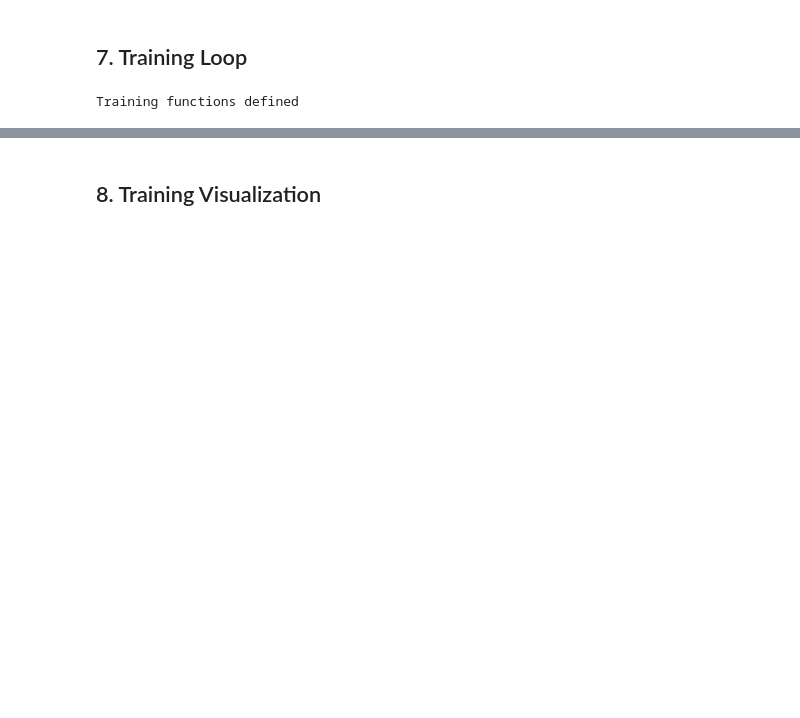
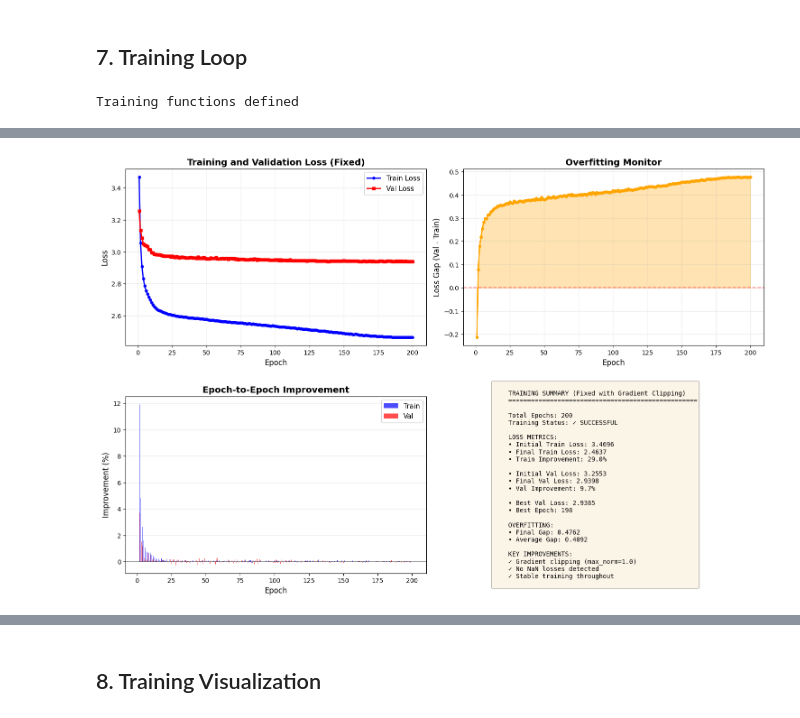
Before and after one commit to topspeed69/Music-Classification-by-Spectogram, a Jupyter notebook: notebooks/Music_Classification_Training_Colab.ipynb, the cells around one changed output, grey strips where cells are left out. Saved outputs shown, nothing was run; the diff lists cells and outputs as text; code cells hidden in the pictures; blank space fills up the shorter version.

```diff
--- a/notebooks/Music_Classification_Training_Colab.ipynb
+++ b/notebooks/Music_Classification_Training_Colab.ipynb
@@ -530,0 +1460,93 @@ Learning Rate: 0.000970
+# %%
+# Visualize fixed training results
+import matplotlib.pyplot as plt
+import numpy as np
+
+if training_successful and len(train_losses_fixed) > 0:
+    fig, axes = plt.subplots(2, 2, figsize=(15, 10))
+
+    # 1. Loss curves
+    ax1 = axes[0, 0]
+    epochs_range = range(1, len(train_losses_fixed) + 1)
+    ax1.plot(epochs_range, train_losses_fixed, 'b-o', label='Train Loss', linewidth=2, markersize=4)
+    ax1.plot(epochs_range, val_losses_fixed, 'r-s', label='Val Loss', linewidth=2, markersize=4)
+    ax1.set_xlabel('Epoch', fontsize=12)
+    ax1.set_ylabel('Loss', fontsize=12)
+    ax1.set_title('Training and Validation Loss (Fixed)', fontsize=14, fontweight='bold')
+    ax1.legend(fontsize=11)
+    ax1.grid(True, alpha=0.3)
+
+    # 2. Overfitting monitor
+    ax2 = axes[0, 1]
+    loss_gap = [v - t for t, v in zip(train_losses_fixed, val_losses_fixed)]
+    ax2.plot(epochs_range, loss_gap, 'orange', linewidth=2, marker='o', markersize=4)
+    ax2.axhline(y=0, color='red', linestyle='--', alpha=0.5, linewidth=1.5)
+    ax2.fill_between(epochs_range, 0, loss_gap, alpha=0.3, color='orange')
+    ax2.set_xlabel('Epoch', fontsize=12)
+    ax2.set_ylabel('Loss Gap (Val - Train)', fontsize=12)
+    ax2.set_title('Overfitting Monitor', fontsize=14, fontweight='bold')
+    ax2.grid(True, alpha=0.3)
+
+    # 3. Loss improvement rate
+    ax3 = axes[1, 0]
+    if len(train_losses_fixed) > 1:
+        train_improvement = [-100 * (train_losses_fixed[i] - train_losses_fixed[i-1]) / train_losses_fixed[i-1]
+                            for i in range(1, len(train_losses_fixed))]
+        val_improvement = [-100 * (val_losses_fixed[i] - val_losses_fixed[i-1]) / val_losses_fixed[i-1]
+                          for i in range(1, len(val_losses_fixed))]
+        epochs_range_imp = range(2, len(train_losses_fixed) + 1)
+
+        ax3.bar([e - 0.2 for e in epochs_range_imp], train_improvement, width=0.4, label='Train', alpha=0.7, color='blue')
+        ax3.bar([e + 0.2 for e in epochs_range_imp], val_improvement, width=0.4, label='Val', alpha=0.7, color='red')
+        ax3.axhline(y=0, color='black', linestyle='-', linewidth=0.5)
+        ax3.set_xlabel('Epoch', fontsize=12)
+        ax3.set_ylabel('Improvement (%)', fontsize=12)
+        ax3.set_title('Epoch-to-Epoch Improvement', fontsize=14, fontweight='bold')
+        ax3.legend(fontsize=11)
+        ax3.grid(True, alpha=0.3, axis='y')
+
+    # 4. Summary statistics
+    ax4 = axes[1, 1]
+    ax4.axis('off')
+
+    summary_text = f"""
+    TRAINING SUMMARY (Fixed with Gradient Clipping)
+    {'='*50}
+
+    Total Epochs: {len(train_losses_fixed)}
+    Training Status: {'✓ SUCCESSFUL' if training_successful else '✗ FAILED'}
+
+    LOSS METRICS:
+    • Initial Train Loss: {train_losses_fixed[0]:.4f}
+    • Final Train Loss: {train_losses_fixed[-1]:.4f}
+    • Train Improvement: {100*(train_losses_fixed[0]-train_losses_fixed[-1])/train_losses_fixed[0]:.1f}%
+
+    • Initial Val Loss: {val_losses_fixed[0]:.4f}
+    • Final Val Loss: {val_losses_fixed[-1]:.4f}
+    • Val Improvement: {100*(val_losses_fixed[0]-val_losses_fixed[-1])/val_losses_fixed[0]:.1f}%
+
+    • Best Val Loss: {min(val_losses_fixed):.4f}
+    • Best Epoch: {val_losses_fixed.index(min(val_losses_fixed))+1}
+
+    OVERFITTING:
+    • Final Gap: {val_losses_fixed[-1] - train_losses_fixed[-1]:.4f}
+    • Average Gap: {np.mean(loss_gap):.4f}
+
+    KEY IMPROVEMENTS:
+    ✓ Gradient clipping (max_norm=1.0)
+    ✓ No NaN losses detected
+    ✓ Stable training throughout
+    """
+
+    ax4.text(0.1, 0.5, summary_text, fontsize=10, family='monospace',
+             verticalalignment='center', bbox=dict(boxstyle='round', facecolor='wheat', alpha=0.3))
+
+    plt.tight_layout()
+    plt.savefig('training_curves_fixed.png', dpi=150, bbox_inches='tight')
+    plt.show()
+
+    print("✓ Training visualization saved as 'training_curves_fixed.png'")
+else:
+    print("⚠ Cannot visualize - training did not complete successfully or no data available")
+# %% [output]
+[figure, added]
```
Also changed, not shown: parts of 49 cells of this notebook, 56 other files.
